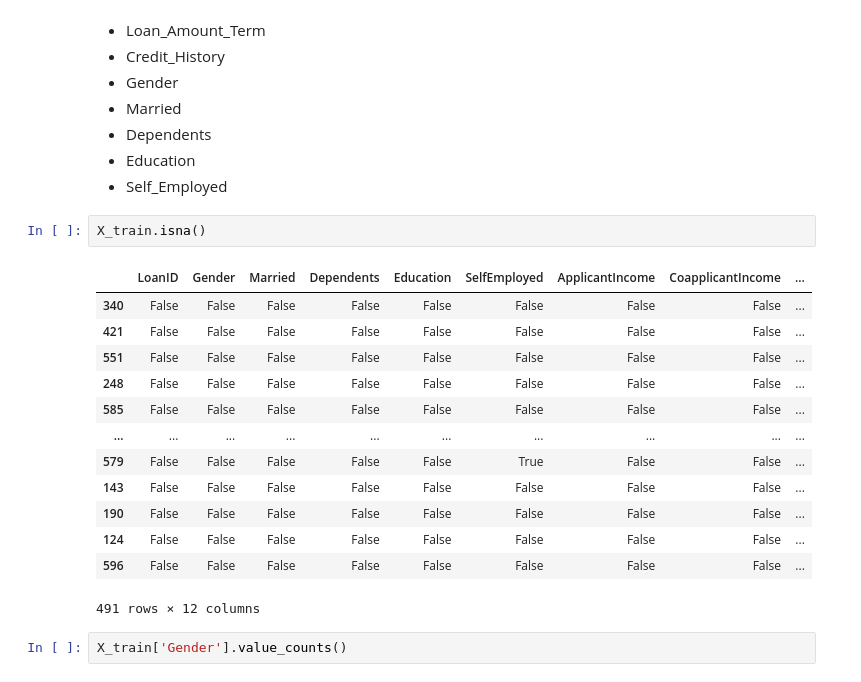
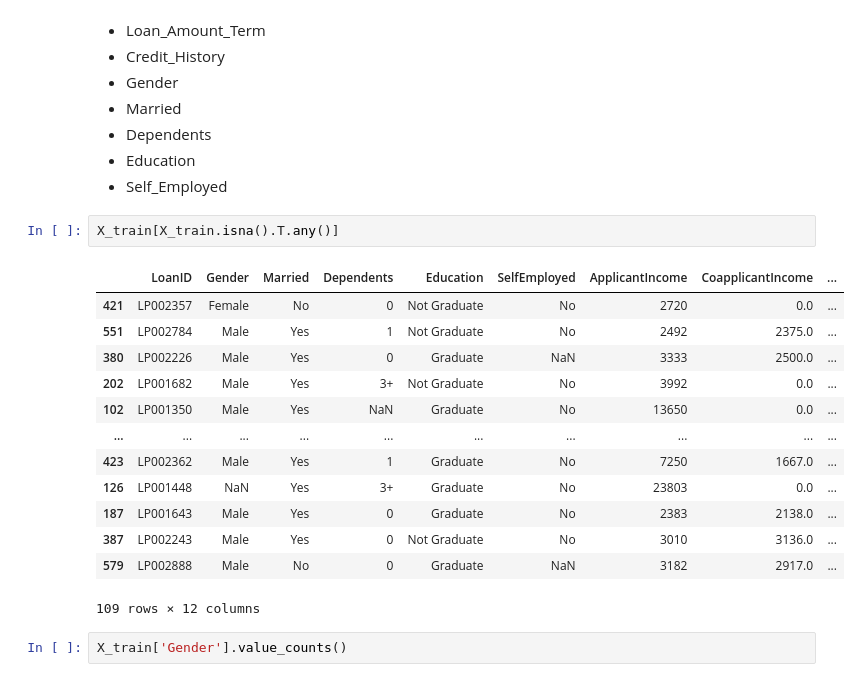
Before and after one commit to CharlesPizza/HomeLoan, a Jupyter notebook: Untitled.ipynb, the cells around one changed output. Saved outputs shown, nothing was run; the diff lists cells and outputs as text.

```diff
--- a/Untitled.ipynb
+++ b/Untitled.ipynb
@@ -180,21 +184,21 @@ X_train.columns = X_train.columns.map(col_names_dict)
 * Education
 * Self_Employed
 # %%
-X_train.isna()
+X_train[X_train.isna().T.any()]
 # %% [output]
 |  | LoanID | Gender | Married | Dependents | Education | SelfEmployed | ApplicantIncome | CoapplicantIncome | ... |
-| 340 | False | False | False | False | False | False | False | False | ... |
-| 421 | False | False | False | False | False | False | False | False | ... |
-| 551 | False | False | False | False | False | False | False | False | ... |
-| 248 | False | False | False | False | False | False | False | False | ... |
-| 585 | False | False | False | False | False | False | False | False | ... |
+| 421 | LP002357 | Female | No | 0 | Not Graduate | No | 2720 | 0.0 | ... |
+| 551 | LP002784 | Male | Yes | 1 | Not Graduate | No | 2492 | 2375.0 | ... |
+| 380 | LP002226 | Male | Yes | 0 | Graduate | NaN | 3333 | 2500.0 | ... |
+| 202 | LP001682 | Male | Yes | 3+ | Not Graduate | No | 3992 | 0.0 | ... |
+| 102 | LP001350 | Male | Yes | NaN | Graduate | No | 13650 | 0.0 | ... |
 | ... | ... | ... | ... | ... | ... | ... | ... | ... | ... |
-| 579 | False | False | False | False | False | True | False | False | ... |
-| 143 | False | False | False | False | False | False | False | False | ... |
-| 190 | False | False | False | False | False | False | False | False | ... |
-| 124 | False | False | False | False | False | False | False | False | ... |
-| 596 | False | False | False | False | False | False | False | False | ... |
+| 423 | LP002362 | Male | Yes | 1 | Graduate | No | 7250 | 1667.0 | ... |
+| 126 | LP001448 | NaN | Yes | 3+ | Graduate | No | 23803 | 0.0 | ... |
+| 187 | LP001643 | Male | Yes | 0 | Graduate | No | 2383 | 2138.0 | ... |
+| 387 | LP002243 | Male | Yes | 0 | Not Graduate | No | 3010 | 3136.0 | ... |
+| 579 | LP002888 | Male | No | 0 | Graduate | NaN | 3182 | 2917.0 | ... |
-491 rows × 12 columns
+109 rows × 12 columns
 # %%
 X_train['Gender'].value_counts()
 # %% [output]
```
Also changed, not shown: parts of 71 cells of this notebook.
